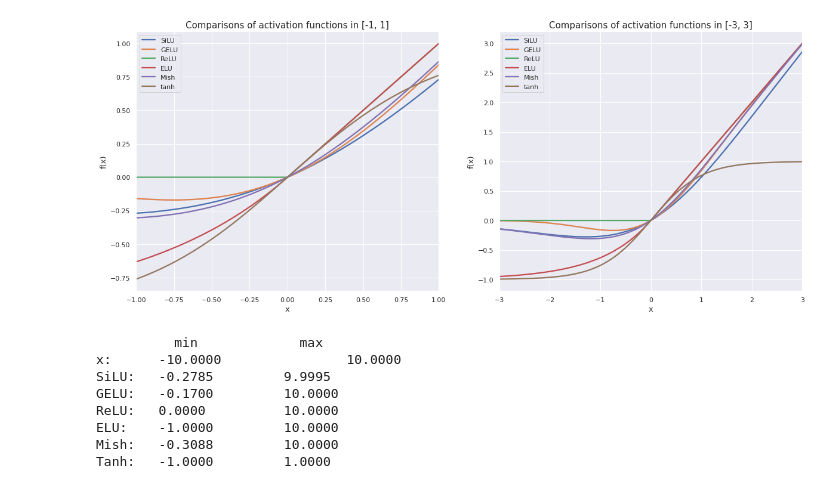
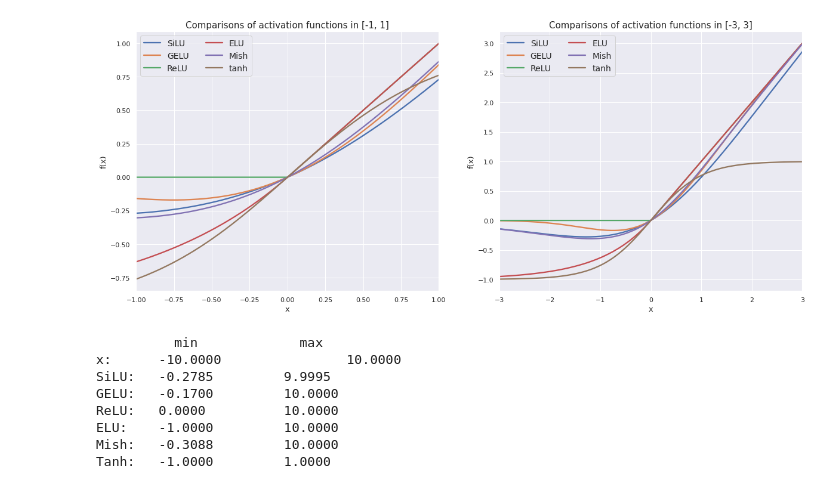
Before and after one commit to simonamtoft/downsampled-diffusion, a Jupyter notebook: notebooks/Activation.ipynb, the cells around one changed output. Drawn from its saved outputs; the diff is of its cells as text; code cells hidden in the pictures.

Commit message:
legend scaling

```diff
--- a/notebooks/Activation.ipynb
+++ b/notebooks/Activation.ipynb
@@ -7,34 +7,34 @@ sns.set()
 # %%
 x_ranges = [
     (-1, 1),
     (-3, 3)
 ]
 lw = 2.3
 f, ax = plt.subplots(1, 2, figsize=(20, 8))
 for i in range(len(x_ranges)):
     x_min, x_max = x_ranges[i]
     x = torch.linspace(x_min, x_max, 1000)
     y_silu = F.silu(x)
     y_gelu = F.gelu(x)
     y_relu = F.relu(x)
     y_elu = F.elu(x)
     y_mish = F.mish(x)
     y_tanh = torch.tanh(x)
     ax[i].plot(x, y_silu, label='SiLU', linewidth=lw)
     ax[i].plot(x, y_gelu, label='GELU', linewidth=lw)
     ax[i].plot(x, y_relu, label='ReLU', linewidth=lw)
     ax[i].plot(x, y_elu, label='ELU', linewidth=lw)
     ax[i].plot(x, y_mish, label='Mish', linewidth=lw)
     ax[i].plot(x, y_tanh, label='tanh', linewidth=lw)
-    ax[i].legend()
+    ax[i].legend(fontsize=14, ncol=2)
     ax[i].set_title(f'Comparisons of activation functions in [{x_min}, {x_max}]', fontsize=15)
     ax[i].set_xlabel('x', fontsize=13)
     ax[i].set_ylabel('f(x)', fontsize=13)
     ax[i].set_xlim([x_min, x_max])
 plt.savefig('activations.png', bbox_inches='tight')
 plt.show()
 # %% [output]
-[figure, old version]
+[figure, new version]
 # %%
 print('\t  min\t\t  max')
 print(f"x:\t{x_min:.4f}\t\t{x_max:.4f}")
```
Also changed, not shown: 1 other file.
